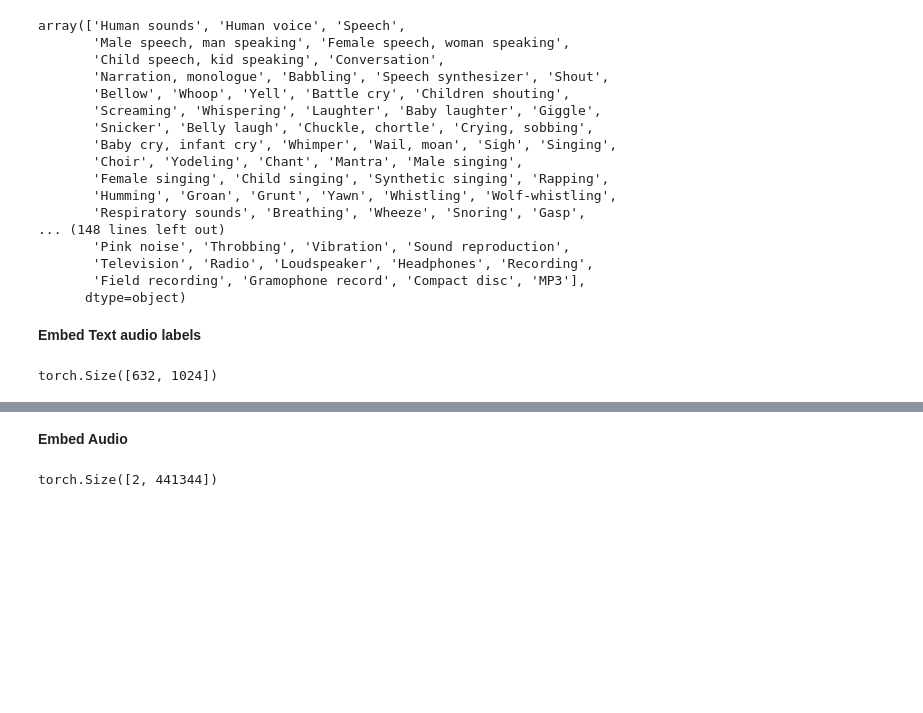
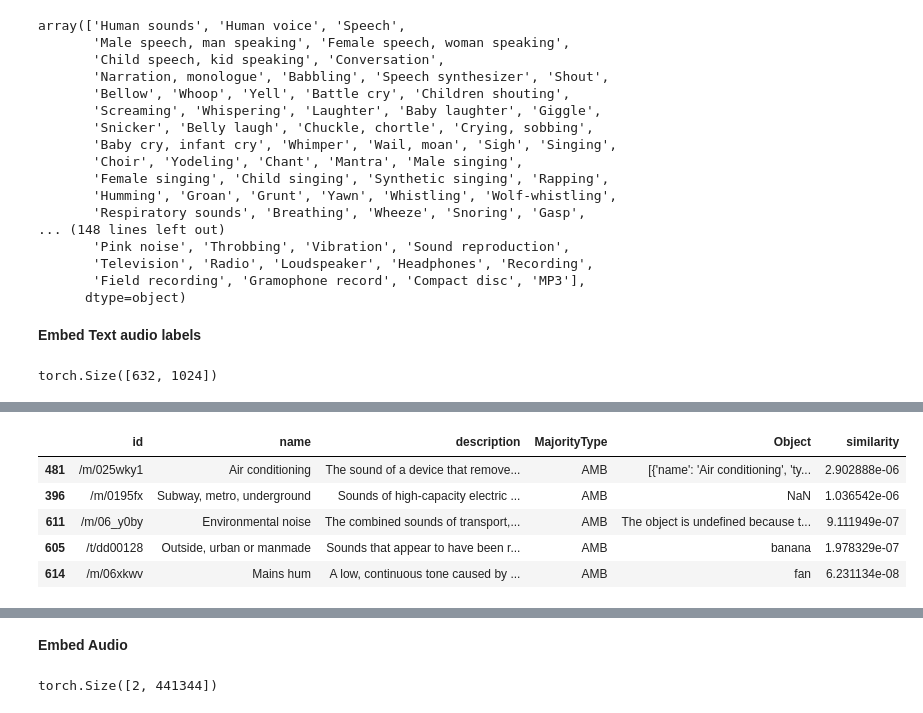
Before and after one commit to giorgiodemarchi/Visually-Indicated-Sounds, a Jupyter notebook: Imagebind.ipynb, the cells around one changed output, grey strips where cells are left out. Drawn from its saved outputs; the diff is of its cells as text; code cells hidden in the pictures; blank space fills up the shorter version.

```diff
--- a/Imagebind.ipynb
+++ b/Imagebind.ipynb
@@ -191,3 +216,12 @@ ontology.sort_values('similarity', ascending=False).head()
+# %%
+ontology[ontology['MajorityType']=='AMB'].sort_values('similarity', ascending=False).head()
+# %% [output]
+|  | id | name | description | MajorityType | Object | similarity |
+| 481 | /m/025wky1 | Air conditioning | The sound of a device that remove... | AMB | [{'name': 'Air conditioning', 'ty... | 2.902888e-06 |
+| 396 | /m/0195fx | Subway, metro, underground | Sounds of high-capacity electric ... | AMB | NaN | 1.036542e-06 |
+| 611 | /m/06_y0by | Environmental noise | The combined sounds of transport,... | AMB | The object is undefined because t... | 9.111949e-07 |
+| 605 | /t/dd00128 | Outside, urban or manmade | Sounds that appear to have been r... | AMB | banana | 1.978329e-07 |
+| 614 | /m/06xkwv | Mains hum | A low, continuous tone caused by ... | AMB | fan | 6.231134e-08 |
 # %%
 labels_df
 # %% [output]
```
Also changed, not shown: parts of 25 cells of this notebook.
